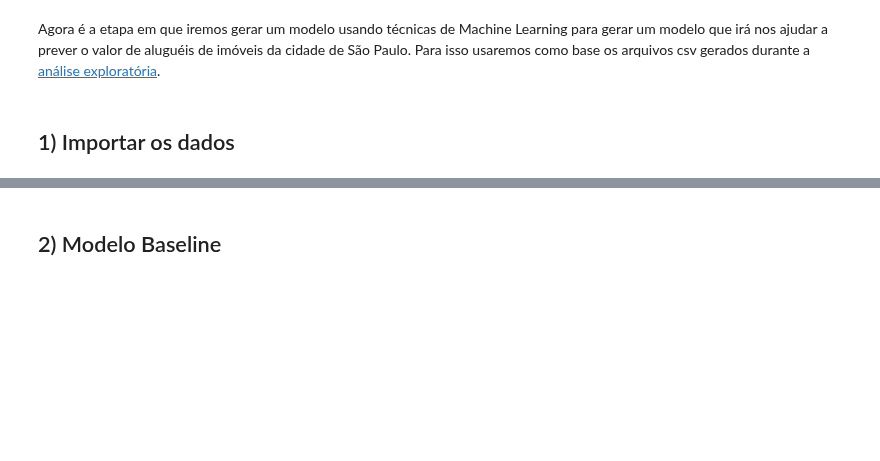
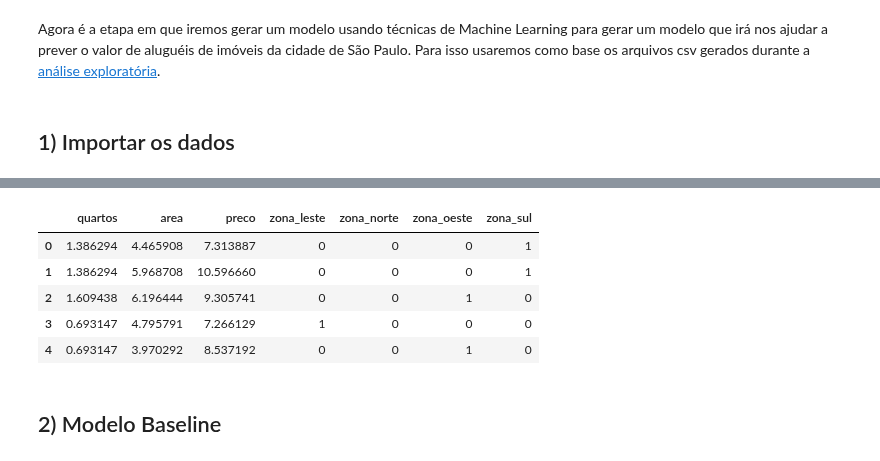
Before and after one commit to EduardoCampos1978/calculadora-de-aluguel, a Jupyter notebook: machine_learning.ipynb, the cells around one changed output, grey strips where cells are left out. Drawn from its saved outputs; the diff is of its cells as text; code cells hidden in the pictures; blank space fills up the shorter version.

```diff
--- a/machine_learning.ipynb
+++ b/machine_learning.ipynb
@@ -18,3 +28,13 @@ teste = pd.read_csv('https://raw.githubusercontent.com/Mario-RJunior/calculadora
+# %%
+# Cabeçalho da base de teste
+teste.head()
+# %% [output]
+|  | quartos | area | preco | zona_leste | zona_norte | zona_oeste | zona_sul |
+| 0 | 1.386294 | 4.465908 | 7.313887 | 0 | 0 | 0 | 1 |
+| 1 | 1.386294 | 5.968708 | 10.596660 | 0 | 0 | 0 | 1 |
+| 2 | 1.609438 | 6.196444 | 9.305741 | 0 | 0 | 1 | 0 |
+| 3 | 0.693147 | 4.795791 | 7.266129 | 1 | 0 | 0 | 0 |
+| 4 | 0.693147 | 3.970292 | 8.537192 | 0 | 0 | 1 | 0 |
 # %%
 # Divisão para variáveis X e y
 X_train = treino.drop(labels='preco', axis=1)
```
Also changed, not shown: parts of 1 cell of this notebook.
